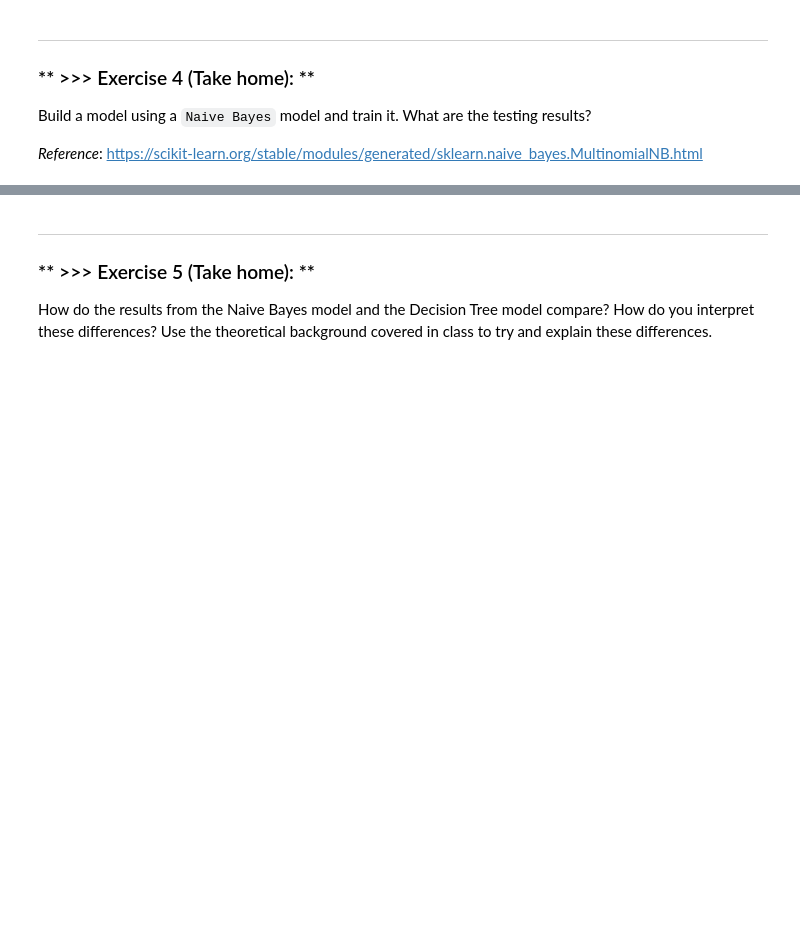
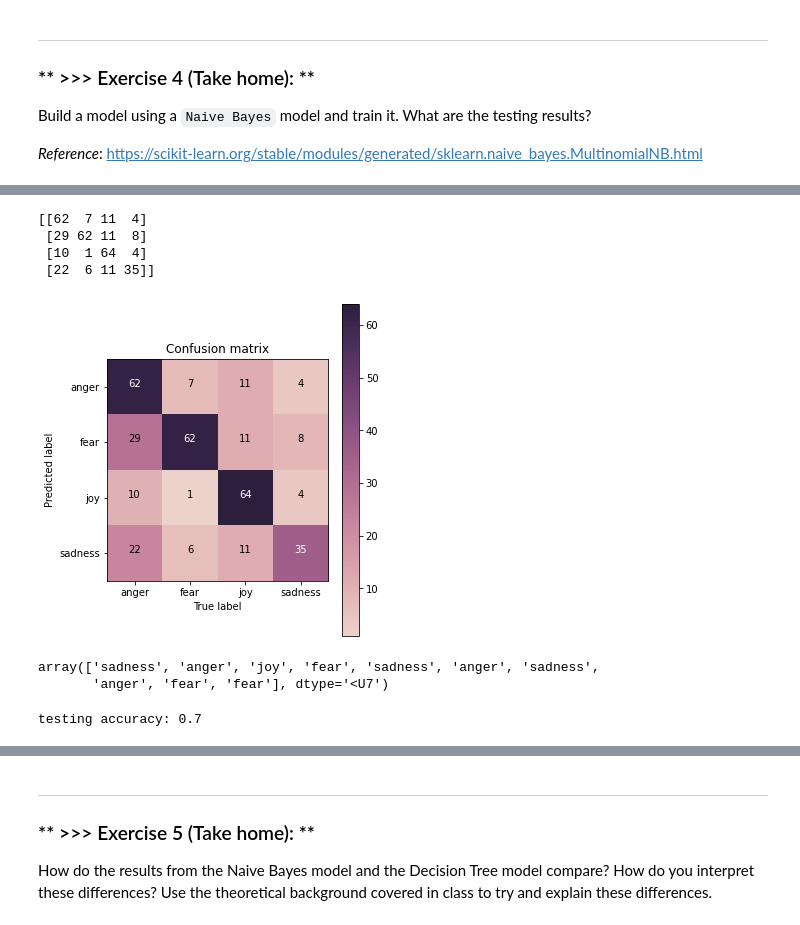
Before and after one commit to honey0703/DM2021-Lab2-master, a Jupyter notebook: DM2021_Lab2_master.ipynb, the cells around one changed output, grey strips where cells are left out. Drawn from its saved outputs; the diff is of its cells as text; code cells hidden in the pictures; blank space fills up the shorter version.

```diff
--- a/DM2021_Lab2_master.ipynb
+++ b/DM2021_Lab2_master.ipynb
@@ -535,0 +536,13 @@
+# %%
+# Answer here
+# First try GaussianNB (MultinomialNB is next)
+from sklearn.naive_bayes import GaussianNB
+
+if type(X_train) != np.ndarray:
+    X_train = X_train.toarray()
+    X_test = X_test.toarray()
+
+gnb = GaussianNB()
+y_test_pred = gnb.fit(X_train, y_train).predict(X_test)
+
+y_test_pred[:10]
@@ -535,0 +577,40 @@
+# %%
+## check by confusion matrix
+from sklearn.metrics import confusion_matrix
+
+cm = confusion_matrix(y_true=y_test, y_pred=y_test_pred)
+print(cm)
+# %% [output]
+[[62  7 11  4]
+ [29 62 11  8]
+ [10  1 64  4]
+ [22  6 11 35]]
+# %%
+# plot your confusion matrix
+my_tags = ['anger', 'fear', 'joy', 'sadness']
+plot_confusion_matrix(cm, classes=my_tags, title='Confusion matrix')
+# %% [output]
+[figure, added]
+# %%
+from sklearn.naive_bayes import MultinomialNB
+
+if type(X_train) != np.ndarray:
+    X_train = X_train.toarray()
+    X_test = X_test.toarray()
+
+clf = MultinomialNB()
+y_test_pred = clf.fit(X_train, y_train).predict(X_test)
+
+y_test_pred[:10]
+# %% [output]
+array(['sadness', 'anger', 'joy', 'fear', 'sadness', 'anger', 'sadness',
+       'anger', 'fear', 'fear'], dtype='<U7')
+# %%
+## accuracy
+from sklearn.metrics import accuracy_score
+
+acc_test = accuracy_score(y_true=y_test, y_pred=y_test_pred)
+
+print('testing accuracy: {}'.format(round(acc_test, 2)))
+# %% [output]
+testing accuracy: 0.7
```
Also changed, not shown: parts of 10 cells of this notebook.
